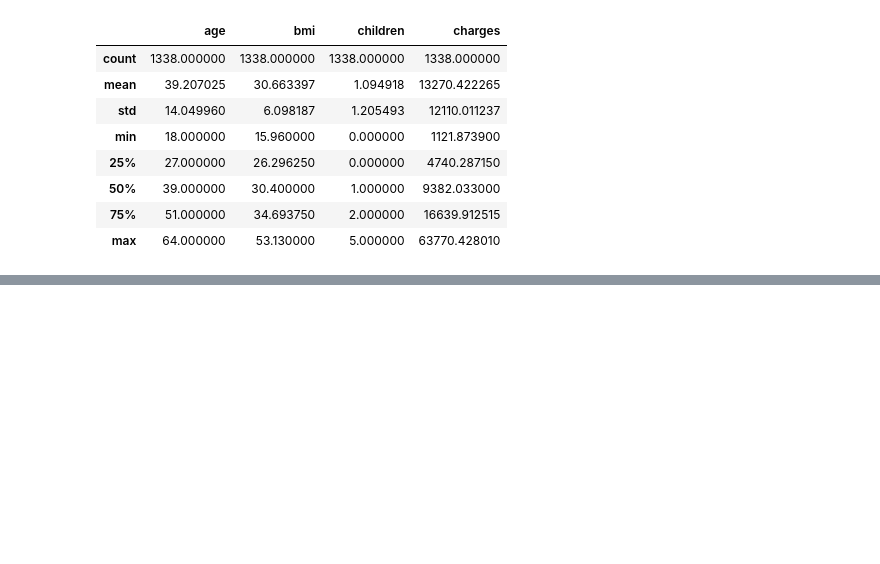
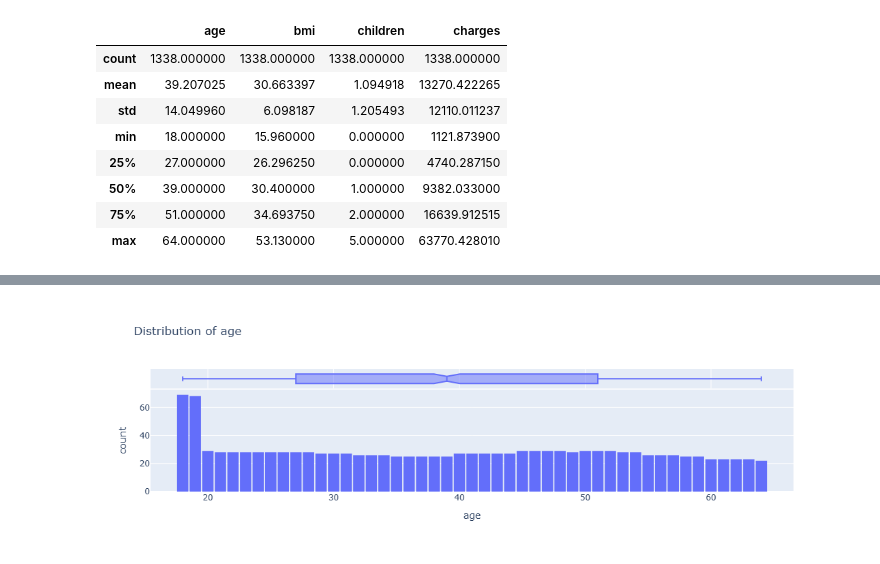
Before and after one commit to TheKryptonium/Machine-Learning-Journey, a Jupyter notebook: ML Algorithms and Scikit-learn/ML with Python and Scikit-Learn.ipynb, the cells around one changed output, grey strips where cells are left out. Drawn from its saved outputs; the diff is of its cells as text; code cells hidden in the pictures; blank space fills up the shorter version.

Commit message:
Data visualization

```diff
--- a/ML Algorithms and Scikit-learn/ML with Python and Scikit-Learn.ipynb
+++ b/ML Algorithms and Scikit-learn/ML with Python and Scikit-Learn.ipynb
@@ -48,0 +62,10 @@ matplotlib.rcParams["figure.facecolor"] = "#000000"
+# %%
+fig = px.histogram(medical,
+                x="age",
+                marginal="box",
+                nbins=47,
+                title="Distribution of age")
+fig.update_layout(bargap=0.1)
+fig.show()
+# %% [output]
+[figure, added]
```
Also changed, not shown: parts of 29 cells of this notebook.
